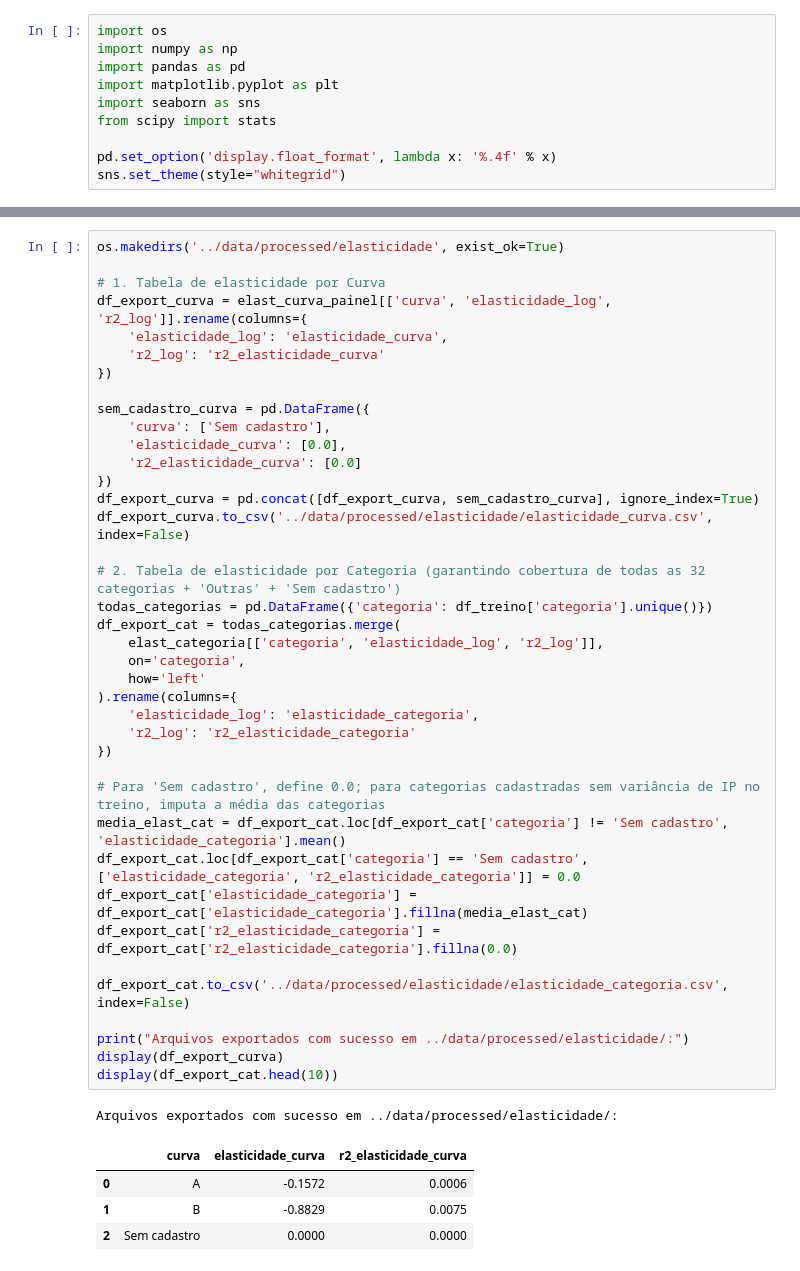
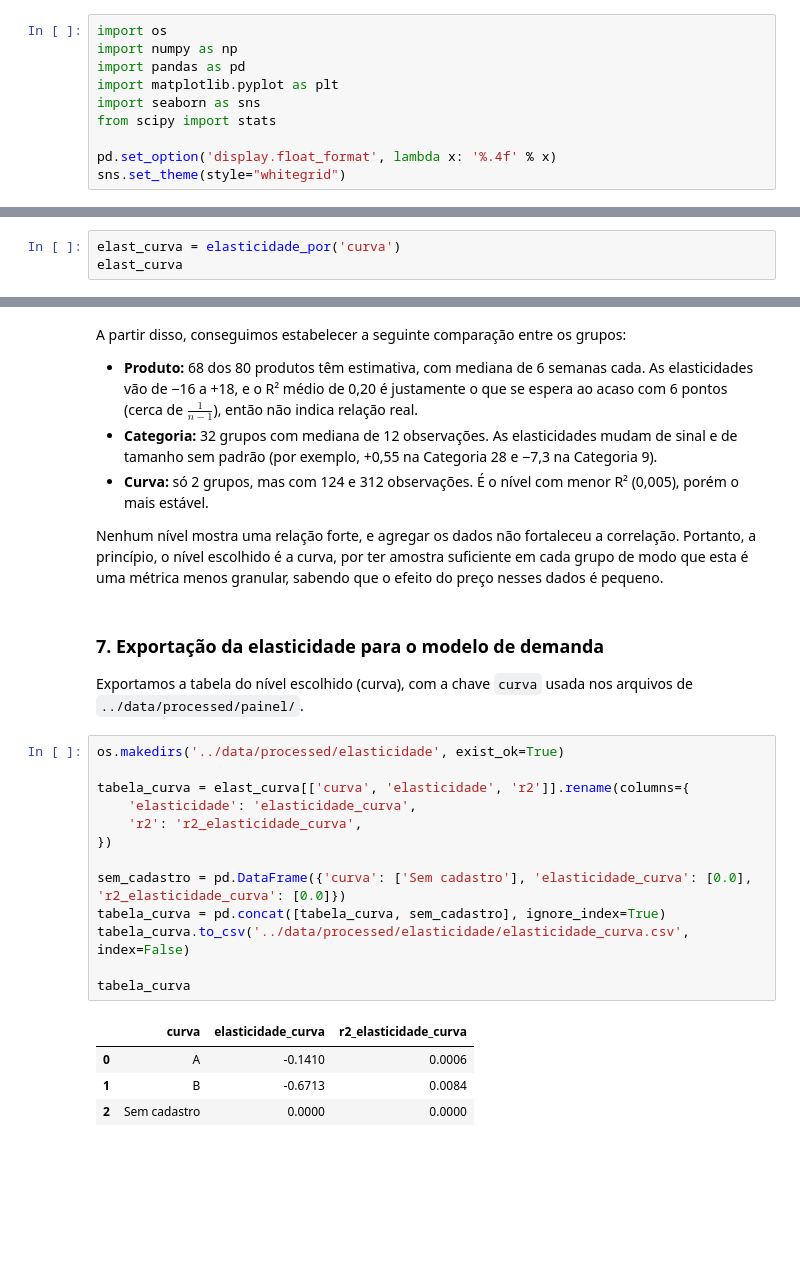
Before and after one commit to luiseduaardo/Predicao-Demanda, a Jupyter notebook: notebooks/3-elasticidade.ipynb, the cells around one changed output, grey strips where cells are left out. Saved outputs shown, nothing was run; the diff lists cells and outputs as text; blank space fills up the shorter version.

```diff
--- a/notebooks/3-elasticidade.ipynb
+++ b/notebooks/3-elasticidade.ipynb
@@ -189,0 +148,3 @@ display(elast_curva_agregada[['curva', 'n_obs', 'elasticidade_linear', 'r2_linea
+# %%
+elast_curva = elasticidade_por('curva')
+elast_curva
@@ -267,45 +238,30 @@ Exportamos as tabelas de elasticidade em `../data/processed/elasticidade/` com a
+# %% [markdown]
+A partir disso, conseguimos estabelecer a seguinte comparação entre os grupos:
+
+* **Produto:** 68 dos 80 produtos têm estimativa, com mediana de 6 semanas cada. As elasticidades vão de −16 a +18, e o R² médio de 0,20 é justamente o que se espera ao acaso com 6 pontos (cerca de $\frac{1}{n−1}$), então não indica relação real.
+* **Categoria:** 32 grupos com mediana de 12 observações. As elasticidades mudam de sinal e de tamanho sem padrão (por exemplo, +0,55 na Categoria 28 e −7,3 na Categoria 9).
+* **Curva:** só 2 grupos, mas com 124 e 312 observações. É o nível com menor R² (0,005), porém o mais estável.
+
+Nenhum nível mostra uma relação forte, e agregar os dados não fortaleceu a correlação. Portanto, a princípio, o nível escolhido é a curva, por ter amostra suficiente em cada grupo de modo que esta é uma métrica menos granular, sabendo que o efeito do preço nesses dados é pequeno.
+# %% [markdown]
+### 7. Exportação da elasticidade para o modelo de demanda
+
+Exportamos a tabela do nível escolhido (curva), com a chave `curva` usada nos arquivos de `../data/processed/painel/`.
 # %%
 os.makedirs('../data/processed/elasticidade', exist_ok=True)
 
-# 1. Tabela de elasticidade por Curva
-df_export_curva = elast_curva_painel[['curva', 'elasticidade_log', 'r2_log']].rename(columns={
-    'elasticidade_log': 'elasticidade_curva',
-    'r2_log': 'r2_elasticidade_curva'
+tabela_curva = elast_curva[['curva', 'elasticidade', 'r2']].rename(columns={
+    'elasticidade': 'elasticidade_curva',
+    'r2': 'r2_elasticidade_curva',
 })
 
-sem_cadastro_curva = pd.DataFrame({
-    'curva': ['Sem cadastro'],
-    'elasticidade_curva': [0.0],
-    'r2_elasticidade_curva': [0.0]
-})
-df_export_curva = pd.concat([df_export_curva, sem_cadastro_curva], ignore_index=True)
-df_export_curva.to_csv('../data/processed/elasticidade/elasticidade_curva.csv', index=False)
+sem_cadastro = pd.DataFrame({'curva': ['Sem cadastro'], 'elasticidade_curva': [0.0], 'r2_elasticidade_curva': [0.0]})
+tabela_curva = pd.concat([tabela_curva, sem_cadastro], ignore_index=True)
+tabela_curva.to_csv('../data/processed/elasticidade/elasticidade_curva.csv', index=False)
 
-# 2. Tabela de elasticidade por Categoria (garantindo cobertura de todas as 32 categorias + 'Outras' + 'Sem cadastro')
-todas_categorias = pd.DataFrame({'categoria': df_treino['categoria'].unique()})
-df_export_cat = todas_categorias.merge(
-    elast_categoria[['categoria', 'elasticidade_log', 'r2_log']],
-    on='categoria',
-    how='left'
-).rename(columns={
-    'elasticidade_log': 'elasticidade_categoria',
-    'r2_log': 'r2_elasticidade_categoria'
-})
-
-# Para 'Sem cadastro', define 0.0; para categorias cadastradas sem variância de IP no treino, imputa a média das categorias
-media_elast_cat = df_export_cat.loc[df_export_cat['categoria'] != 'Sem cadastro', 'elasticidade_categoria'].mean()
-df_export_cat.loc[df_export_cat['categoria'] == 'Sem cadastro', ['elasticidade_categoria', 'r2_elasticidade_categoria']] = 0.0
-df_export_cat['elasticidade_categoria'] = df_export_cat['elasticidade_categoria'].fillna(media_elast_cat)
-df_export_cat['r2_elasticidade_categoria'] = df_export_cat['r2_elasticidade_categoria'].fillna(0.0)
-
-df_export_cat.to_csv('../data/processed/elasticidade/elasticidade_categoria.csv', index=False)
-
-print("Arquivos exportados com sucesso em ../data/processed/elasticidade/:")
-display(df_export_curva)
-display(df_export_cat.head(10))
+tabela_curva
 # %% [output]
-Arquivos exportados com sucesso em ../data/processed/elasticidade/:
 |  | curva | elasticidade_curva | r2_elasticidade_curva |
-| 0 | A | -0.1572 | 0.0006 |
-| 1 | B | -0.8829 | 0.0075 |
+| 0 | A | -0.1410 | 0.0006 |
+| 1 | B | -0.6713 | 0.0084 |
 | 2 | Sem cadastro | 0.0000 | 0.0000 |
```
Also changed, not shown: parts of 29 cells of this notebook.
